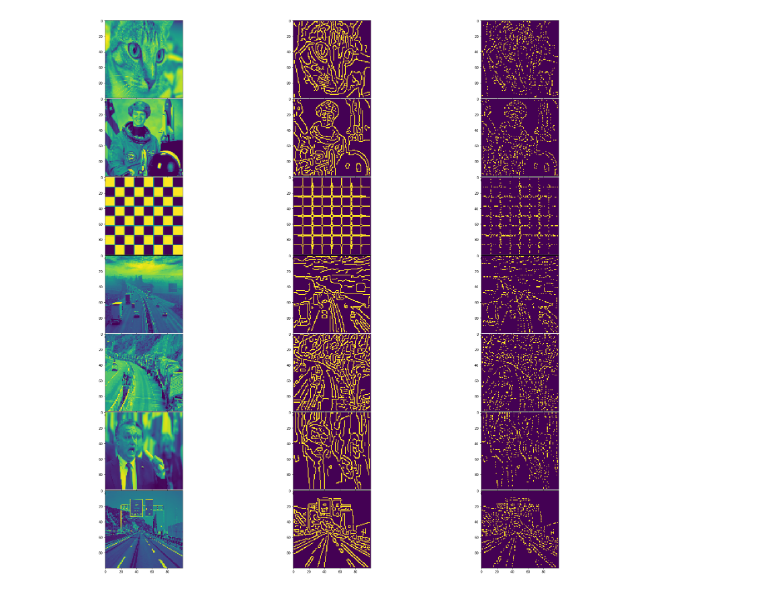
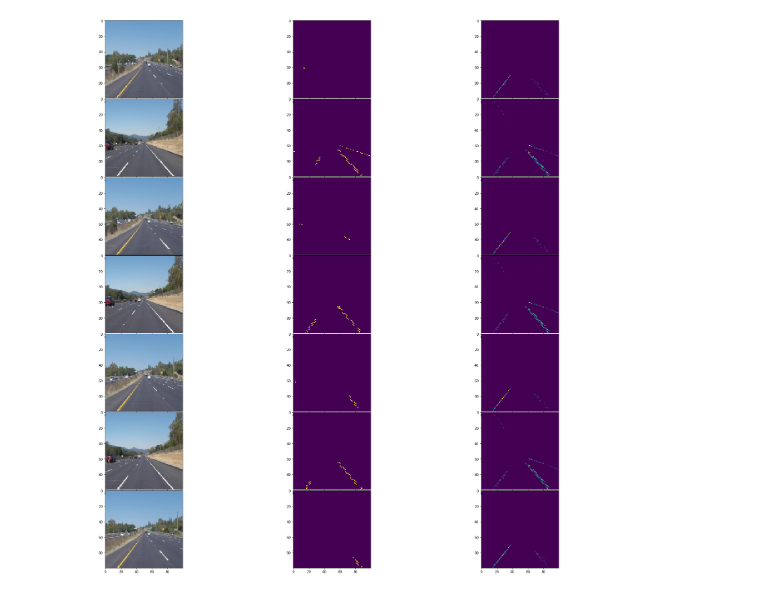
Before and after one commit to tempflip/deep_lanes, a Jupyter notebook: generative_model_explore.ipynb, the cells around one changed output. Cells and saved outputs as stored; diff of their text form; code cells hidden in the pictures.

```diff
--- a/generative_model_explore.ipynb
+++ b/generative_model_explore.ipynb
@@ -55,0 +72,12 @@ plt.imshow(truth[9])
+# %%
+# generating more training data
+#########
+# flip - axis 0
+for i in range(len(im_list)):
+    im_list.append(np.flip(im_list[i], axis = 0))
+    truth_list.append(np.flip(truth_list[i], axis = 0))
+
+# flip - axis 1
+for i in range(len(im_list)):
+    im_list.append(np.flip(im_list[i], axis = 1))
+    truth_list.append(np.flip(truth_list[i], axis = 1))
@@ -56,8 +89,9 @@ plt.imshow(truth[9])
 # %%
-x_train = [color.rgb2gray(transform.resize(im, (W,H))) for im in im_list]
-y_train = truth
+#x_train = [color.rgb2gray(transform.resize(im, (W,H))) for im in im_list]
+x_train = np.array(im_list)
+y_train = np.array(truth_list)
 
-x_train = np.array(x_train).reshape((-1, W, H, 1))
+#x_train = np.array(x_train).reshape((-1, W, H, 1))
 y_train = np.array(y_train).reshape((-1, W * H))
 
 print(x_train.shape, y_train.shape)
@@ -66,7 +100,7 @@ print(x_train.shape, y_train.shape)
 # %%
 B = 5
 model = Sequential()
-model.add(Convolution2D(5, B, B, input_shape = (W, H, 1)))
+model.add(Convolution2D(5, B, B, input_shape = (W, H, 3)))
 print (model.output)
 model.add(Flatten())
 print (model.output)
@@ -107,19 +141,18 @@ pred = model.predict(x_train)
 # %%
 pred_images = np.array(pred).reshape((-1, W, H)).astype(int)
 # %%
-originals = x_train.reshape(-1, W, H)
-#n = x_train.shape[0];
-n = 7
 plt.figure(figsize=(30,30))
 plt.subplots_adjust(hspace = 0.01)
 plt.subplots_adjust(wspace = 0.01)
 
 for i in range(n):
+    ii = i + 7
+
     plt.subplot(n, 3, 3 * i + 1)
-    plt.imshow(originals[i])
+    plt.imshow(x_train[ii])
     plt.subplot(n, 3, 3 * i + 2)
-    plt.imshow(truth[i])
+    plt.imshow(truth_list[ii])
     plt.subplot(n, 3, 3 * i + 3)
-    plt.imshow(pred_images[i])
+    plt.imshow(pred_images[ii])
 # %% [output]
-[figure, old version]
+[figure, new version]
```
Also changed, not shown: parts of 8 cells of this notebook, 1 other file.
